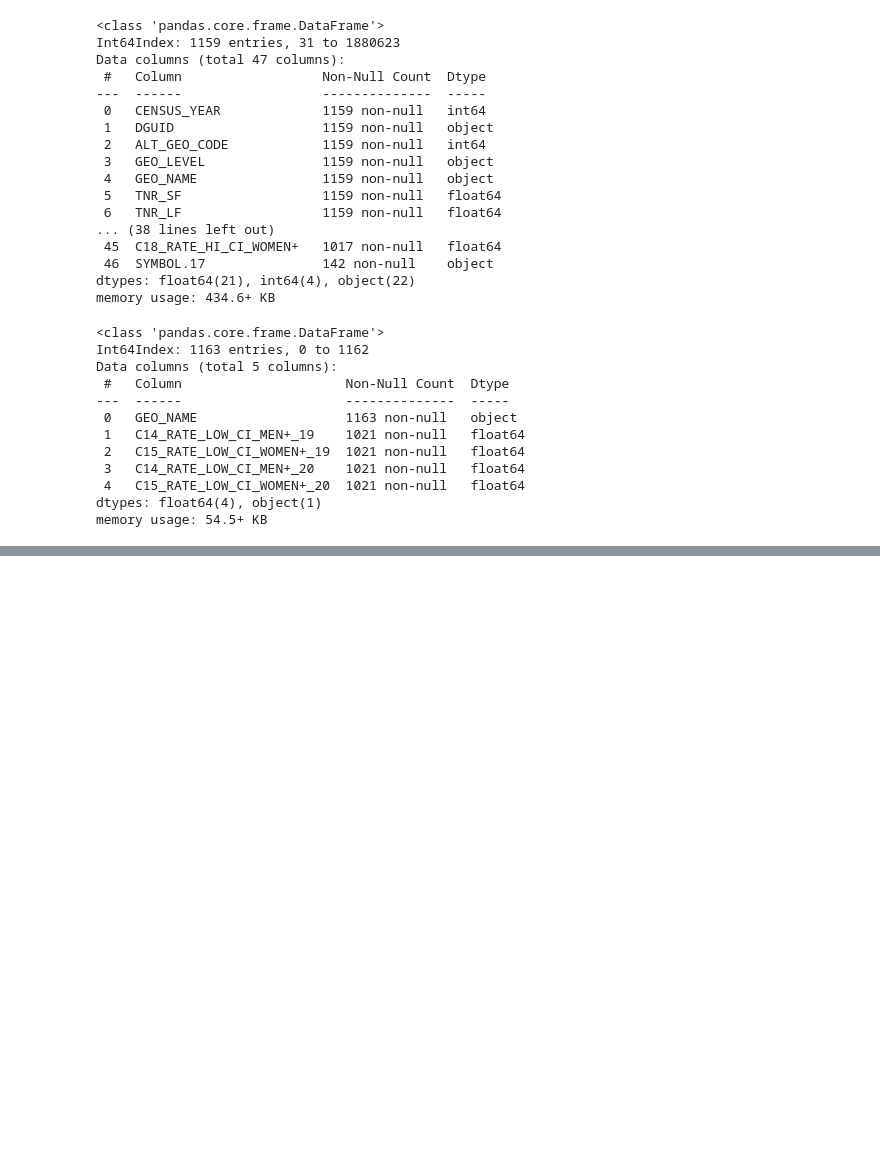
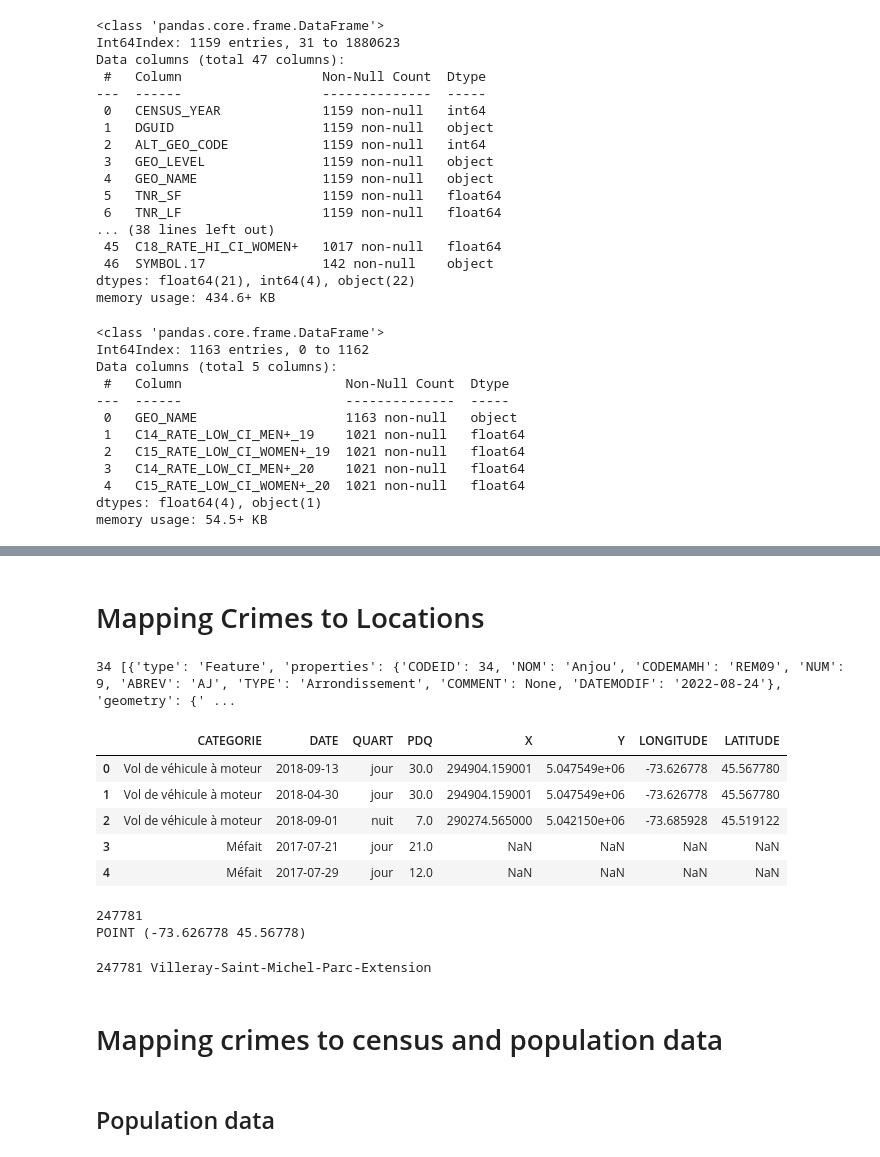
Before and after one commit to sharonm6/datathoncrimes, a Jupyter notebook: enriching.ipynb, the cells around one changed output, grey strips where cells are left out. Saved outputs shown, nothing was run; the diff lists cells and outputs as text; code cells hidden in the pictures; blank space fills up the shorter version.

```diff
--- a/enriching.ipynb
+++ b/enriching.ipynb
@@ -120,0 +123,35 @@ income_df.to_csv('./census2021/income.csv', index=False)
+# %% [markdown]
+# Mapping Crimes to Locations
+# %%
+# Get Montreal borders
+f = open('borders/borders.geojson')
+borders = json.load(f)['features']
+print(len(borders), borders)
+# %% [output]
+34 [{'type': 'Feature', 'properties': {'CODEID': 34, 'NOM': 'Anjou', 'CODEMAMH': 'REM09', 'NUM': 9, 'ABREV': 'AJ', 'TYPE': 'Arrondissement', 'COMMENT': None, 'DATEMODIF': '2022-08-24'}, 'geometry': {' ...
+# %%
+# Get crime data
+crime_df = pd.read_csv("./crimedata/actes-criminels.csv")
+crime_df.head()
+# %% [output]
+|  | CATEGORIE | DATE | QUART | PDQ | X | Y | LONGITUDE | LATITUDE |
+| 0 | Vol de véhicule à moteur | 2018-09-13 | jour | 30.0 | 294904.159001 | 5.047549e+06 | -73.626778 | 45.567780 |
+| 1 | Vol de véhicule à moteur | 2018-04-30 | jour | 30.0 | 294904.159001 | 5.047549e+06 | -73.626778 | 45.567780 |
+| 2 | Vol de véhicule à moteur | 2018-09-01 | nuit | 7.0 | 290274.565000 | 5.042150e+06 | -73.685928 | 45.519122 |
+| 3 | Méfait | 2017-07-21 | jour | 21.0 | NaN | NaN | NaN | NaN |
+| 4 | Méfait | 2017-07-29 | jour | 12.0 | NaN | NaN | NaN | NaN |
+# %%
+coords = list(zip(crime_df['LONGITUDE'], crime_df['LATITUDE']))
+
+points = []
+for coord in coords:
+    if not np.isnan(coord[0]):
+        points.append(Point(coord))
+    else:
+        points.append(None)
+
+print(len(points))
+print(points[0])
+# %% [output]
+247781
+POINT (-73.626778 45.56778)
@@ -120,0 +170,7 @@ income_df.to_csv('./census2021/income.csv', index=False)
+# %%
+locations = []
+for point in points:
+    locations.append(get_location(point))
+print(len(locations), locations[0])
+# %% [output]
+247781 Villeray-Saint-Michel-Parc-Extension
@@ -120,0 +181,4 @@ income_df.to_csv('./census2021/income.csv', index=False)
+# %% [markdown]
+# Mapping crimes to census and population data
+# %% [markdown]
+## Population data
```
Also changed, not shown: parts of 22 cells of this notebook, 12 other files.
